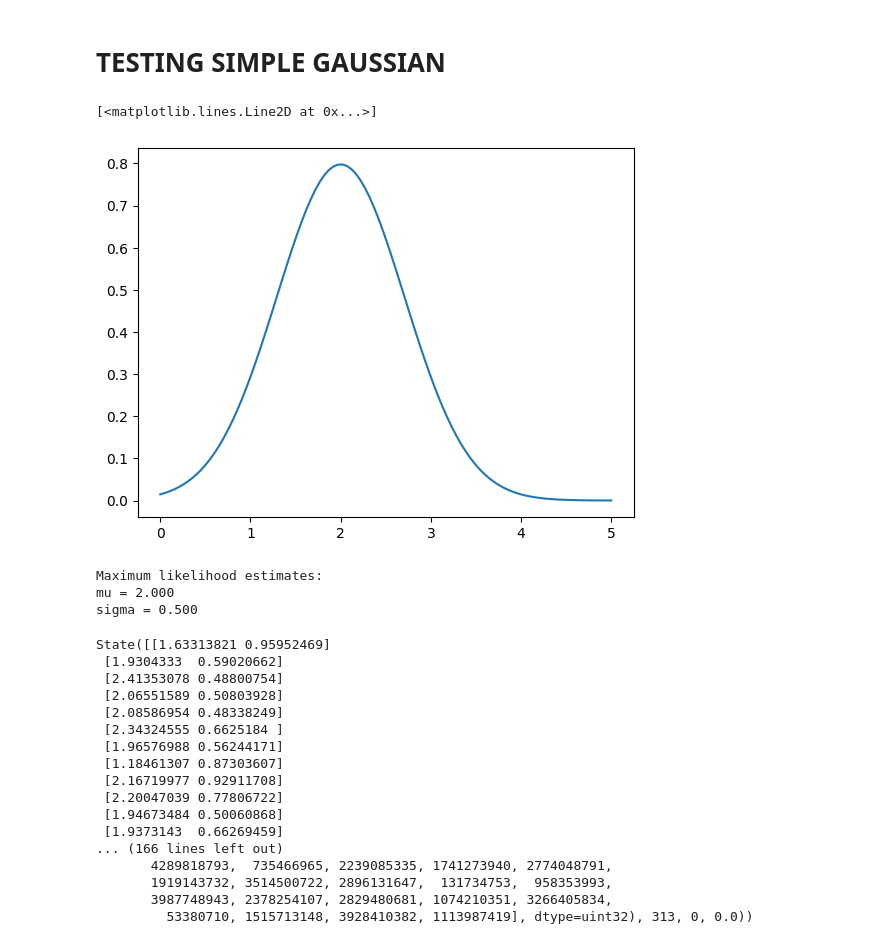
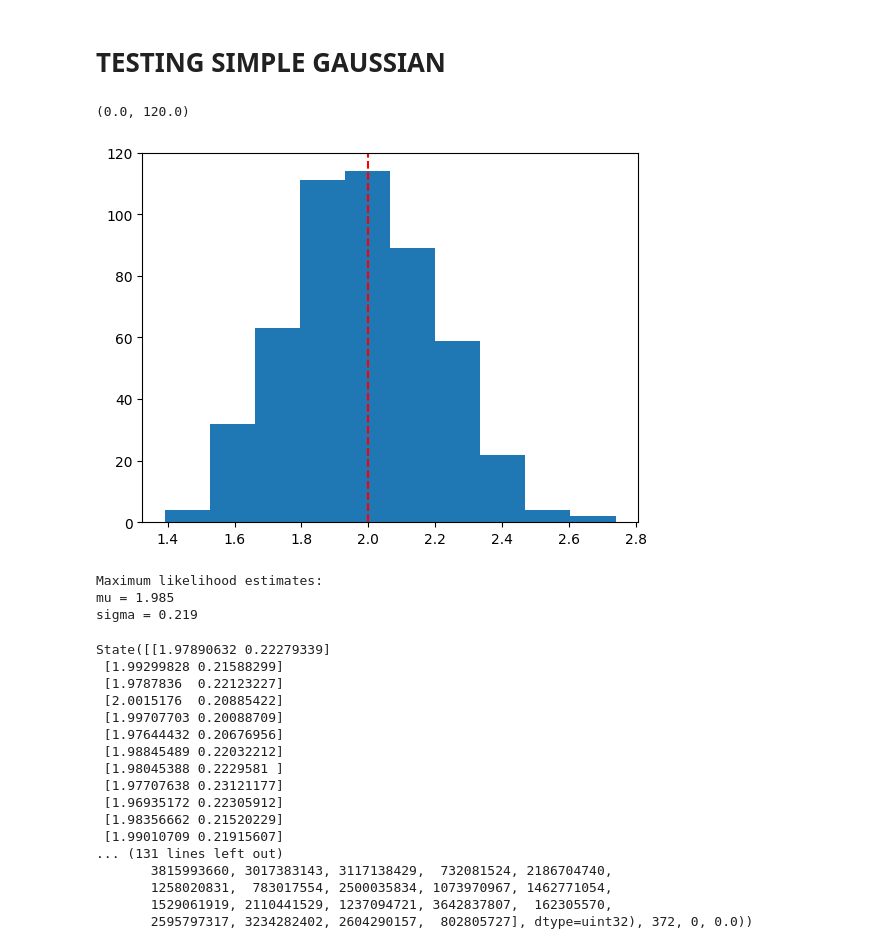
Before and after one commit to SSingh087/test-hierarchical-model, a Jupyter notebook: test-toy-HM/EMCEE tests/test-emcee-variation.ipynb, the cells around one changed output. Cells and saved outputs as stored; diff of their text form; code cells hidden in the pictures.

```diff
--- a/test-toy-HM/EMCEE tests/test-emcee-variation.ipynb
+++ b/test-toy-HM/EMCEE tests/test-emcee-variation.ipynb
@@ -1738,15 +1359,16 @@ ValueError: Provided figure has 36 axes, but data has dimensions K=4
 # %%
 import numpy as np
 import matplotlib.pyplot as plt
-# %%
-N = 100
-x = np.linspace(0, 5, N)
-
-mu_i = 2
-sigma_i = .5
-X_ji = (2 * np.pi * sigma_i**2)**(-0.5) * np.exp(-((x - mu_i)**2 / (2 * sigma_i)**2))
-plt.plot(x, X_ji)
-# %% [output]
-[<matplotlib.lines.Line2D at 0x...>]
-[figure, removed]
+# %%
+N = 500
+
+mu_i = 2
+sigma_i = .2
+X_ji = np.random.normal(loc=mu_i + np.random.normal(loc=0, scale=sigma_i, size=1) , scale=sigma_i, size=N)
+plt.hist(X_ji)
+plt.vlines(mu_i, 0, 120, linestyles='--', colors='red')
+plt.ylim(0,120)
+# %% [output]
+(0.0, 120.0)
+[figure, added]
 # %%
@@ -1760,7 +1382,7 @@ from scipy.optimize import minimize
 np.random.seed(42)
 nll = lambda *args: -log_likelihood(*args)
 initial = np.array([mu_i, sigma_i]) + 0.1 * np.random.randn(2)
-soln = minimize(nll, initial)
+soln = minimize(nll, initial, args=(X_ji))
 mu_ml, sigma_ml = soln.x
 
 print("Maximum likelihood estimates:")
@@ -1768,8 +1390,8 @@ print("mu = {0:.3f}".format(mu_ml))
 print("sigma = {0:.3f}".format(sigma_ml))
 # %% [output]
 Maximum likelihood estimates:
-mu = 2.000
-sigma = 0.500
+mu = 1.985
+sigma = 0.219
 # %%
 def log_prior(param):
     mu, sigma = param
@@ -1786,31 +1408,31 @@ def log_probability(param):
 # %%
 import emcee
 
-pos = soln.x + 1e-6 * np.random.randn(50, 2)
+pos = soln.x + 1e-6 * np.random.randn(20, 2)
 nwalkers, ndim = pos.shape
 
 sampler = emcee.EnsembleSampler(
-    nwalkers, ndim, log_probability
+    nwalkers, ndim, log_probability, args=[X_ji]
 )
-sampler.run_mcmc(pos, 8000, progress=True)
+sampler.run_mcmc(pos, 5000, progress=True)
 # %% [output]
-State([[1.63313821 0.95952469]
- [1.9304333  0.59020662]
- [2.41353078 0.48800754]
- [2.06551589 0.50803928]
- [2.08586954 0.48338249]
- [2.34324555 0.6625184 ]
- [1.96576988 0.56244171]
- [1.18461307 0.87303607]
- [2.16719977 0.92911708]
- [2.20047039 0.77806722]
- [1.94673484 0.50060868]
- [1.9373143  0.66269459]
-... (166 lines left out)
-       4289818793,  735466965, 2239085335, 1741273940, 2774048791,
-       1919143732, 3514500722, 2896131647,  131734753,  958353993,
-       3987748943, 2378254107, 2829480681, 1074210351, 3266405834,
-         53380710, 1515713148, 3928410382, 1113987419], dtype=uint32), 313, 0, 0.0))
+State([[1.97890632 0.22279339]
+ [1.99299828 0.21588299]
+ [1.9787836  0.22123227]
+ [2.0015176  0.20885422]
+ [1.99707703 0.20088709]
+ [1.97644432 0.20676956]
+ [1.98845489 0.22032212]
+ [1.98045388 0.2229581 ]
+ [1.97707638 0.23121177]
+ [1.96935172 0.22305912]
+ [1.98356662 0.21520229]
+ [1.99010709 0.21915607]
+... (131 lines left out)
+       3815993660, 3017383143, 3117138429,  732081524, 2186704740,
+       1258020831,  783017554, 2500035834, 1073970967, 1462771054,
+       1529061919, 2110441529, 1237094721, 3642837807,  162305570,
+       2595797317, 3234282402, 2604290157,  802805727], dtype=uint32), 372, 0, 0.0))
 # %%
 fig, axes = plt.subplots(2, figsize=(10, 2), sharex=True)
 samples = sampler.get_chain()
```
Also changed, not shown: parts of 60 cells of this notebook, 3 other files.
